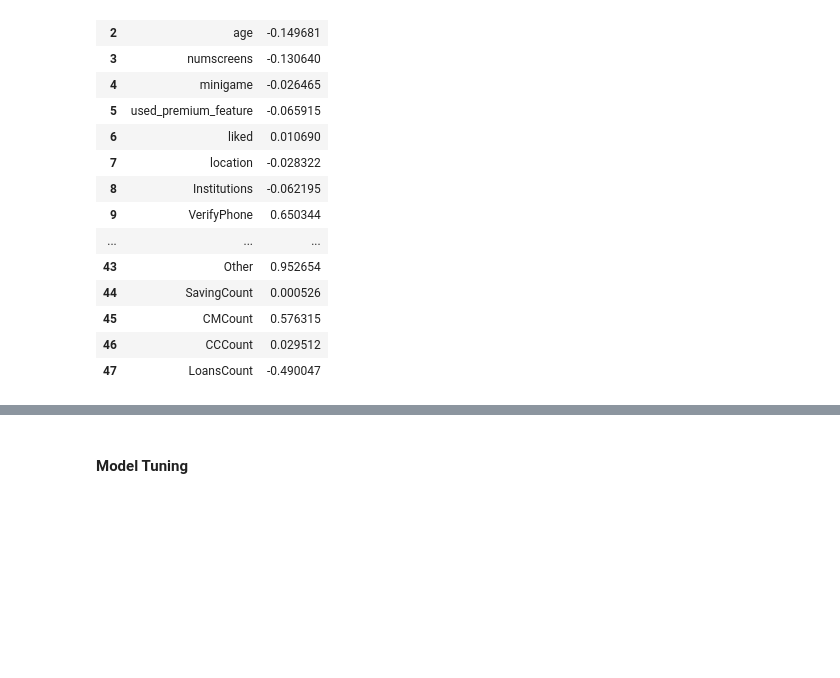
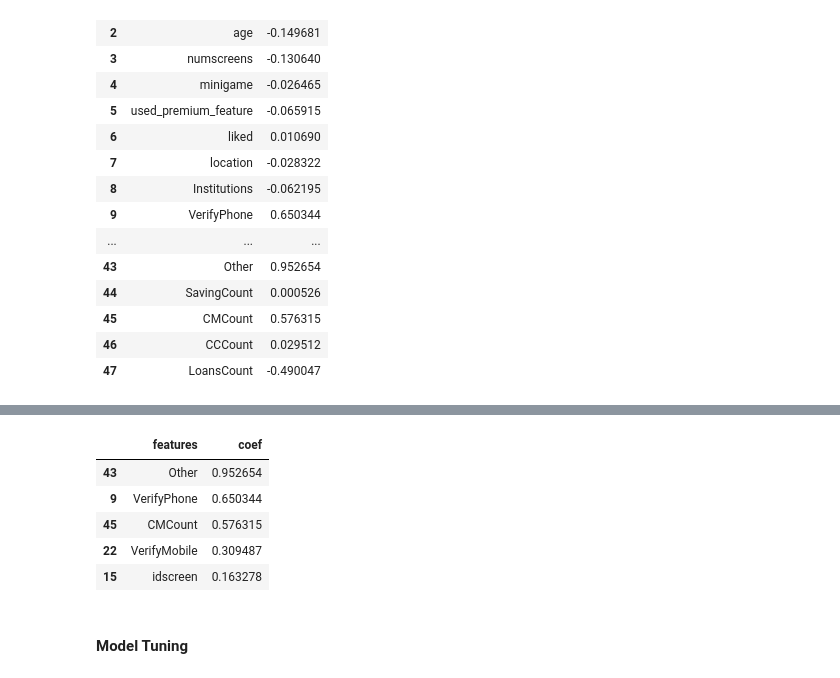
Before and after one commit to jha-vineet69/Customer-Subscription-Conversion, a Jupyter notebook: Conversion_Analysis.ipynb, the cells around one changed output, grey strips where cells are left out. Drawn from its saved outputs; the diff is of its cells as text; code cells hidden in the pictures; blank space fills up the shorter version.

```diff
--- a/Conversion_Analysis.ipynb
+++ b/Conversion_Analysis.ipynb
@@ -442,3 +452,12 @@ pd.concat([pd.DataFrame(dataset.drop(columns = 'user').columns, columns = ["feat
+# %%
+coef.sort_values(by=['coef'], ascending=False).head(5)
+# %% [output]
+|  | features | coef |
+| 43 | Other | 0.952654 |
+| 9 | VerifyPhone | 0.650344 |
+| 45 | CMCount | 0.576315 |
+| 22 | VerifyMobile | 0.309487 |
+| 15 | idscreen | 0.163278 |
 # %% [markdown]
 #### Model Tuning
 # %%
```
Also changed, not shown: parts of 3 cells of this notebook.
